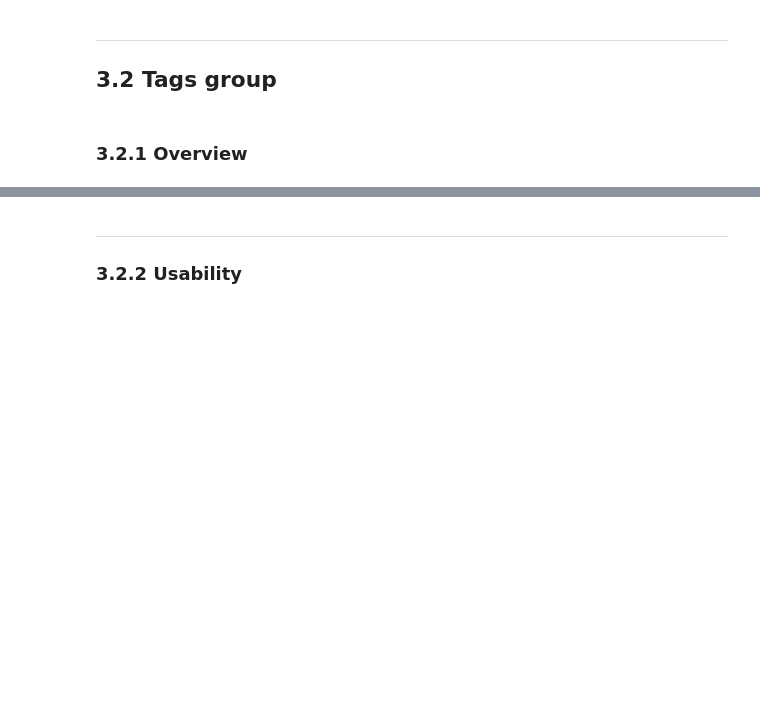
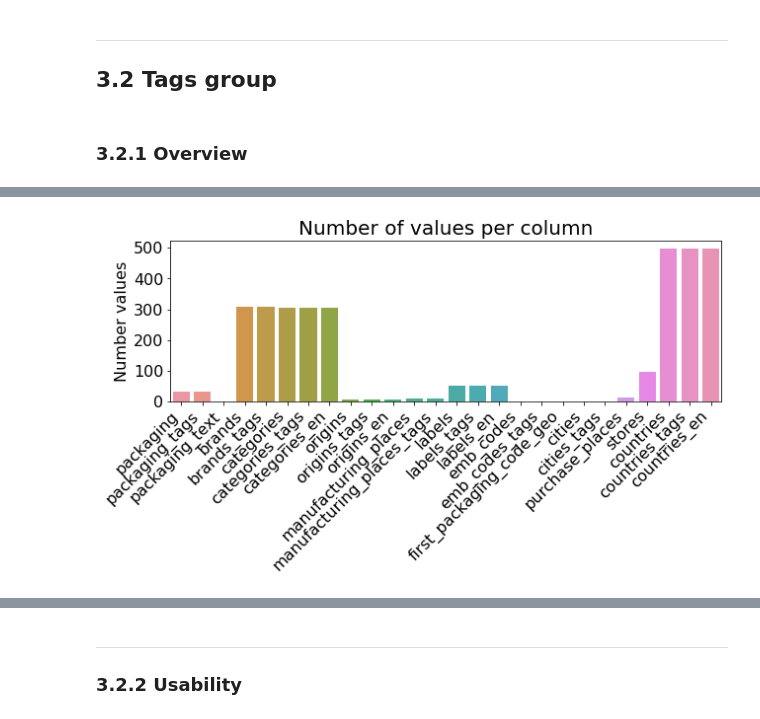
Before and after one commit to curiousmindflow/oc-ml-p2, a Jupyter notebook: preparation.ipynb, the cells around one changed output, grey strips where cells are left out. Cells and saved outputs as stored; diff of their text form; code cells hidden in the pictures; blank space fills up the shorter version.

```diff
--- a/preparation.ipynb
+++ b/preparation.ipynb
@@ -174,2 +205,6 @@ plt.show()
+# %%
+dataframe_distribution_overview(tags)
+# %% [output]
+[figure, added]
 # %%
 tags.head()
```
Also changed, not shown: parts of 117 cells of this notebook, 3 other files.
